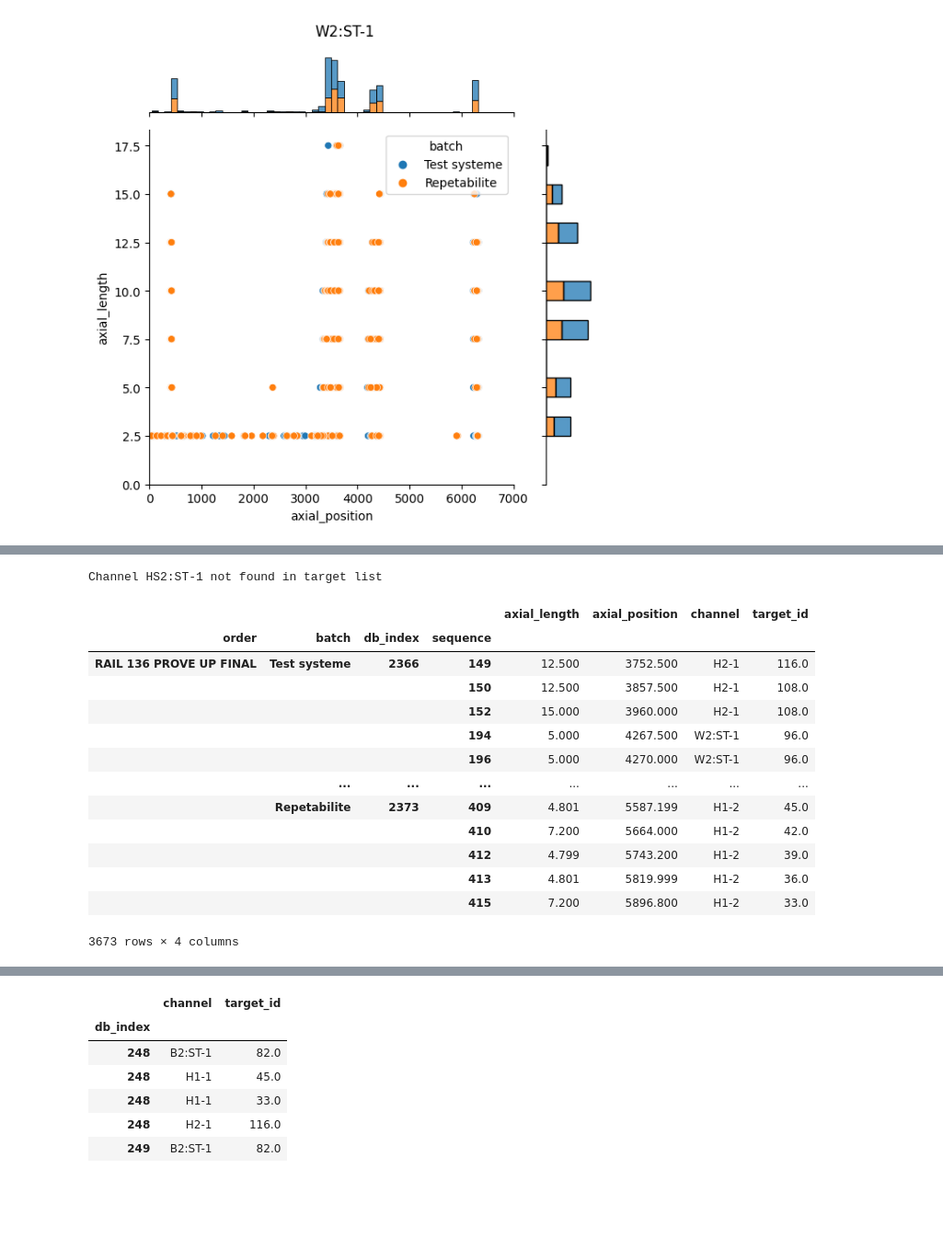
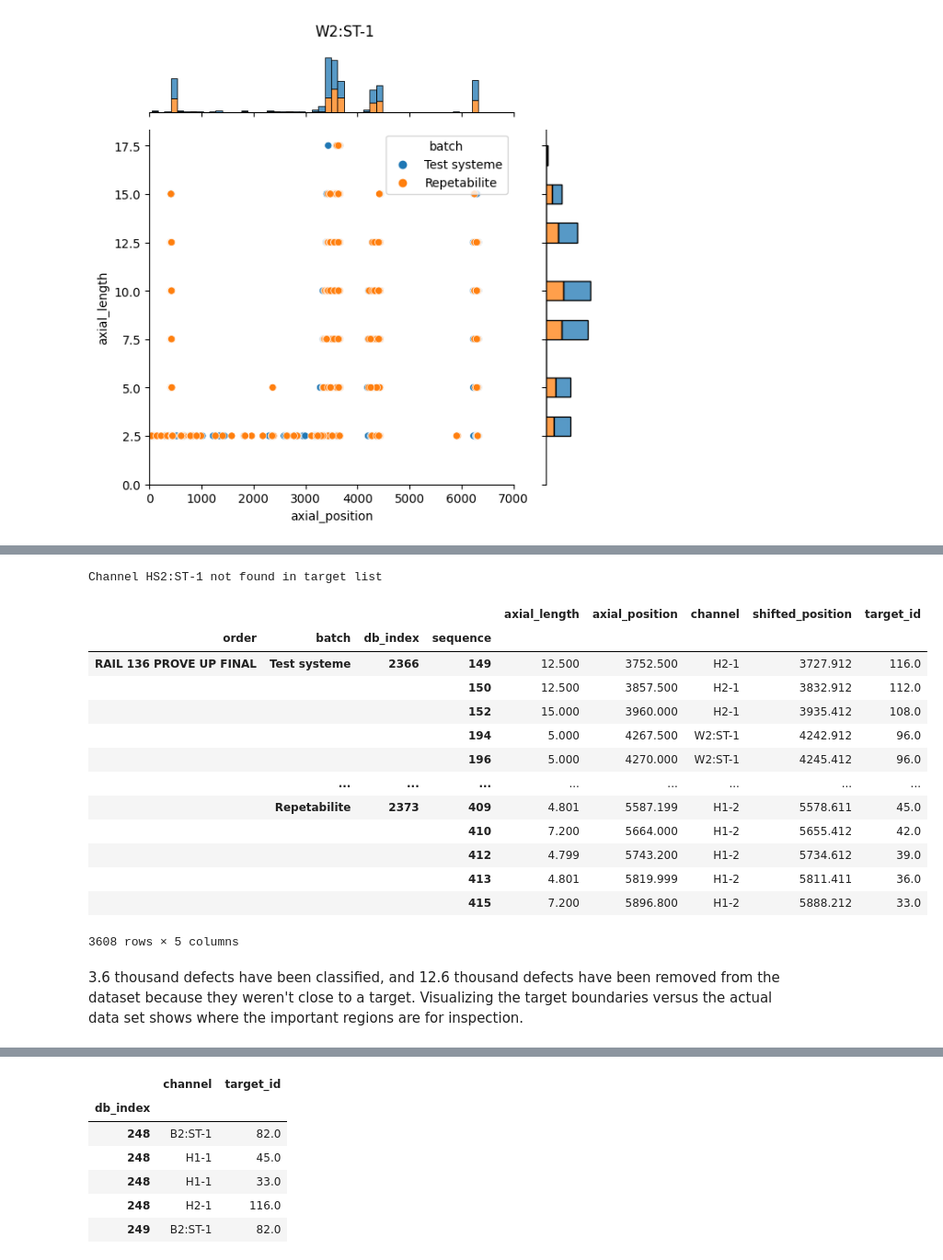
Before and after one commit to 0xFFMobius/PracticumNDT, a Jupyter notebook: practicum_core.ipynb, the cells around one changed output, grey strips where cells are left out. Shown at 92% size. Cells and saved outputs as stored; diff of their text form; code cells hidden in the pictures; blank space fills up the shorter version.

```diff
--- a/practicum_core.ipynb
+++ b/practicum_core.ipynb
@@ -325,16 +325,19 @@ I found an online database diagraming software, http://dbdiagram.io. They allow
 # %%
+def form_table(f, table_name, df):
+    f.write('Table %s {\n' % table_name) # Write table name
+    for row in df.itertuples(index=False, name='Field'):
+        if row.column_name.startswith('FK'): # handle foreign key links
+            ref_col = row.column_name.split('_')[-1] # last split is foreign table
+            ref_table = ref_col[:-5] # remove "INDEX" text
+            ref = f"[ref: > {ref_table}.{ref_col}]" # Reformat linking syntax for website
+        else:
+            ref='' # if no link, make it an empty string
+        f.write(f'  {row.column_name} {row.data_type} {ref}\n') # write column to line
+    f.write('}\n\n') # table closure syntax
+
 with open('dbdiagram_raw.txt', 'w') as f: # Open the file
     for table_name, df in table_schema.groupby('table_name'): # group by table
-        f.write('Table %s {\n' % table_name) # Write table name
-        for row in df.itertuples(index=False, name='Field'):
-            if row.column_name.startswith('FK'): # handle foreign key links
-                ref_col = row.column_name.split('_')[-1] # last split is foreign table
-                ref_table = ref_col[:-5] # remove "INDEX" text
-                ref = f"[ref: > {ref_table}.{ref_col}]" # Reformat linking syntax for website
-            else:
-                ref='' # if no link, make it an empty string
-            f.write(f'  {row.column_name} {row.data_type} {ref}\n') # write column to line
-        f.write('}\n\n') # table closure syntax
+        form_table(f, table_name, df)
 # %% [markdown]
 When built, the auto generated database diagram is extensive. For this reason, I will try to use the API as much as possible to get the desired data. Eventually I'm sure I will need to revisit the schema.
 
@@ -1341,0 +1446,9 @@ Amount of spread is surprising. The axial length value is not a y position. Addi
+# %%
+displacements = defects_1d_ut.loc[
+    (defects_1d_ut['channel'] == 'B1:BR-1') &
+    (defects_1d_ut['axial_position'] > 4000) &
+    (defects_1d_ut['axial_position'] < 5000),
+    'axial_position'
+    ]
+displacement_shift_by_id = 4693.412-displacements.groupby(level='db_index').min()
+displacement_shift_by_id
@@ -1341,0 +1490,6 @@ Amount of spread is surprising. The axial length value is not a y position. Addi
+# %%
+defects_1d_ut['shifted_position'] = (
+    defects_1d_ut.swaplevel('db_index', 'order')['axial_position'] +\
+        displacement_shift_by_id
+).swaplevel('db_index', 'order')
+defects_1d_ut
@@ -1342,44 +1516,46 @@ Amount of spread is surprising. The axial length value is not a y position. Addi
 # %%
 import numpy as np
 
 defects_1d_ut_classified = defects_1d_ut.copy()
 defects_1d_ut_classified['target_id'] = np.nan
 
 for channel in defects_1d_ut_classified['channel'].unique():
     try:
         targets = target_locations.loc[
             channel,
             ['axial_location', 'pre', 'post']
         ]
     except KeyError:
         print(f'Channel {channel} not found in target list')
         continue
     for idx, target in targets.iterrows():
         defects_1d_ut_classified.loc[
             (defects_1d_ut_classified['channel'] == channel) &
-            (defects_1d_ut_classified['axial_position'] > target['pre']) &
-            (defects_1d_ut_classified['axial_position'] < target['post'])
+            (defects_1d_ut_classified['shifted_position'] > target['pre']) &
+            (defects_1d_ut_classified['shifted_position'] < target['post'])
             ,
             'target_id'
         ] = target['axial_location']
 
 defects_1d_ut_classified.dropna(subset='target_id')
 # %% [output]
 Channel HS2:ST-1 not found in target list
-|  |  |  |  | axial_length | axial_position | channel | target_id |
-| order | batch | db_index | sequence |  |  |  |  |
-| RAIL 136 PROVE UP FINAL | Test systeme | 2366 | 149 | 12.500 | 3752.500 | H2-1 | 116.0 |
-|  |  |  | 150 | 12.500 | 3857.500 | H2-1 | 108.0 |
-|  |  |  | 152 | 15.000 | 3960.000 | H2-1 | 108.0 |
-|  |  |  | 194 | 5.000 | 4267.500 | W2:ST-1 | 96.0 |
-|  |  |  | 196 | 5.000 | 4270.000 | W2:ST-1 | 96.0 |
-|  | ... | ... | ... | ... | ... | ... | ... |
-|  | Repetabilite | 2373 | 409 | 4.801 | 5587.199 | H1-2 | 45.0 |
-|  |  |  | 410 | 7.200 | 5664.000 | H1-2 | 42.0 |
-|  |  |  | 412 | 4.799 | 5743.200 | H1-2 | 39.0 |
-|  |  |  | 413 | 4.801 | 5819.999 | H1-2 | 36.0 |
-|  |  |  | 415 | 7.200 | 5896.800 | H1-2 | 33.0 |
+|  |  |  |  | axial_length | axial_position | channel | shifted_position | target_id |
+| order | batch | db_index | sequence |  |  |  |  |  |
+| RAIL 136 PROVE UP FINAL | Test systeme | 2366 | 149 | 12.500 | 3752.500 | H2-1 | 3727.912 | 116.0 |
+|  |  |  | 150 | 12.500 | 3857.500 | H2-1 | 3832.912 | 112.0 |
+|  |  |  | 152 | 15.000 | 3960.000 | H2-1 | 3935.412 | 108.0 |
+|  |  |  | 194 | 5.000 | 4267.500 | W2:ST-1 | 4242.912 | 96.0 |
+|  |  |  | 196 | 5.000 | 4270.000 | W2:ST-1 | 4245.412 | 96.0 |
+|  | ... | ... | ... | ... | ... | ... | ... | ... |
+|  | Repetabilite | 2373 | 409 | 4.801 | 5587.199 | H1-2 | 5578.611 | 45.0 |
+|  |  |  | 410 | 7.200 | 5664.000 | H1-2 | 5655.412 | 42.0 |
+|  |  |  | 412 | 4.799 | 5743.200 | H1-2 | 5734.612 | 39.0 |
+|  |  |  | 413 | 4.801 | 5819.999 | H1-2 | 5811.411 | 36.0 |
+|  |  |  | 415 | 7.200 | 5896.800 | H1-2 | 5888.212 | 33.0 |
-3673 rows × 4 columns
+3608 rows × 5 columns
+# %% [markdown]
+3.6 thousand defects have been classified, and 12.6 thousand defects have been removed from the dataset because they weren't close to a target. Visualizing the target boundaries versus the actual data set shows where the important regions are for inspection.
 # %%
 # color cycler from https://stackoverflow.com/questions/28430385/seaborn-cycle-through-colours-with-matplotlib-scatter
 from itertools import cycle
```
Also changed, not shown: parts of 144 cells of this notebook, 5 other files.
